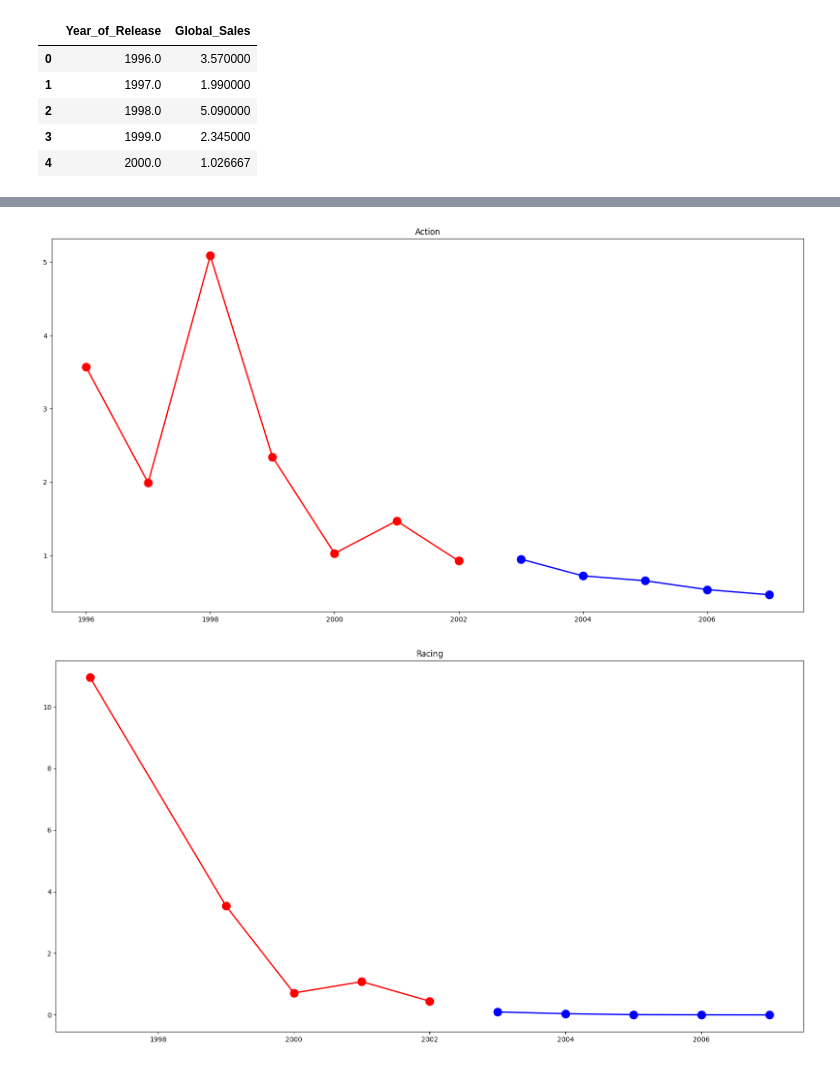
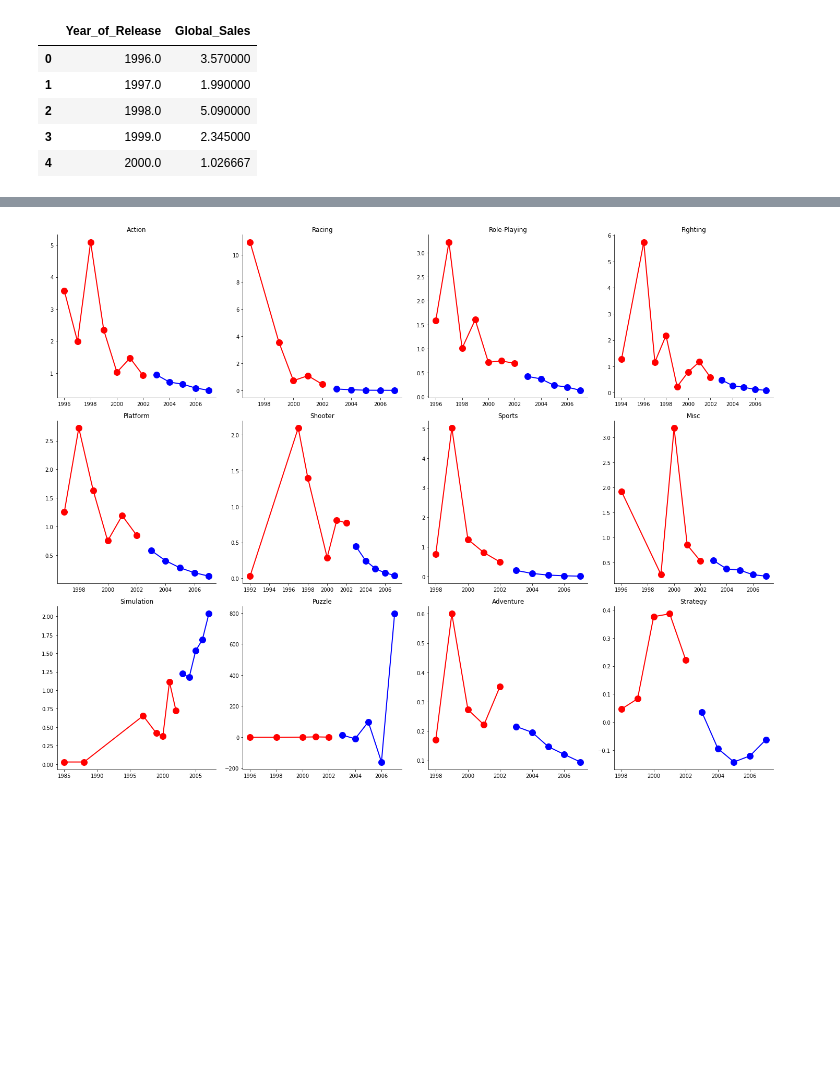
Before and after one commit to GhiathAjam/Analysis-of-Video-Games-Sales, a Jupyter notebook: Analysis/PredictiveQuestions/Q2.ipynb, the cells around one changed output, grey strips where cells are left out. Cells and saved outputs as stored; diff of their text form; code cells hidden in the pictures; blank space fills up the shorter version.

Commit message:
Fixed a graph

```diff
--- a/Analysis/PredictiveQuestions/Q2.ipynb
+++ b/Analysis/PredictiveQuestions/Q2.ipynb
@@ -108,19 +110,27 @@ plt.show()
 # %%
 steps_to_predict = 5
+fig, axs = plt.subplots(3, 4, figsize=(20, 15))
+sns.despine(left=False, bottom=False)
 
-for i in  range(len(df_all_genre)):
-    model = sm.tsa.statespace.SARIMAX(endog= df_all_genre[i]['Global_Sales'],order=(2,0,0),enforce_stationarity=False)
-    sarima = model.fit()
-    fig, ax = plt.subplots(1,1, figsize=(20,10))
-    ax.set_title(genres[i])
-    #convert Year_of_Release to int
-    df_all_genre[i]['Year_of_Release'] = df_all_genre[i]['Year_of_Release'].astype(int)
-    years = list (df_all_genre[i]['Year_of_Release'].unique() )
-    # get predicted years
-    years_to_predict = list(range(years[-1]+1, years[-1]+steps_to_predict+1 ))
-    ax.plot( years,df_all_genre[i] ['Global_Sales'], "ro-", linewidth=2, markersize=12)
+for i in range(3):
+    for j in range(4):
+        idx = i * 4 + j
+        if idx >= len(df_all_genre):
+            break
+        model = sm.tsa.statespace.SARIMAX(endog=df_all_genre[idx]['Global_Sales'], order=(2, 0, 0), enforce_stationarity=False)
+        sarima = model.fit()
+        ax = axs[i, j]
+        ax.set_title(genres[idx])
+        # Convert Year_of_Release to int
+        df_all_genre[idx]['Year_of_Release'] = df_all_genre[idx]['Year_of_Release'].astype(int)
+        years = list(df_all_genre[idx]['Year_of_Release'].unique())
+        # Get predicted years
+        years_to_predict = list(range(years[-1] + 1, years[-1] + steps_to_predict + 1))
+        ax.plot(years, df_all_genre[idx]['Global_Sales'], "ro-", linewidth=2, markersize=12)
+        ax.plot(years_to_predict, sarima.forecast(steps_to_predict), "bo-", linewidth=2, markersize=12)
 
-    ax.plot(years_to_predict, sarima.forecast(steps_to_predict), "bo-", linewidth=2, markersize=12)
+plt.subplots_adjust(wspace=0.9)
+plt.tight_layout()
+plt.show()
 # %% [output]
-[figure, old version]
+[figure, new version]
-[figure, removed]
```
Also changed, not shown: parts of 2 cells of this notebook.
